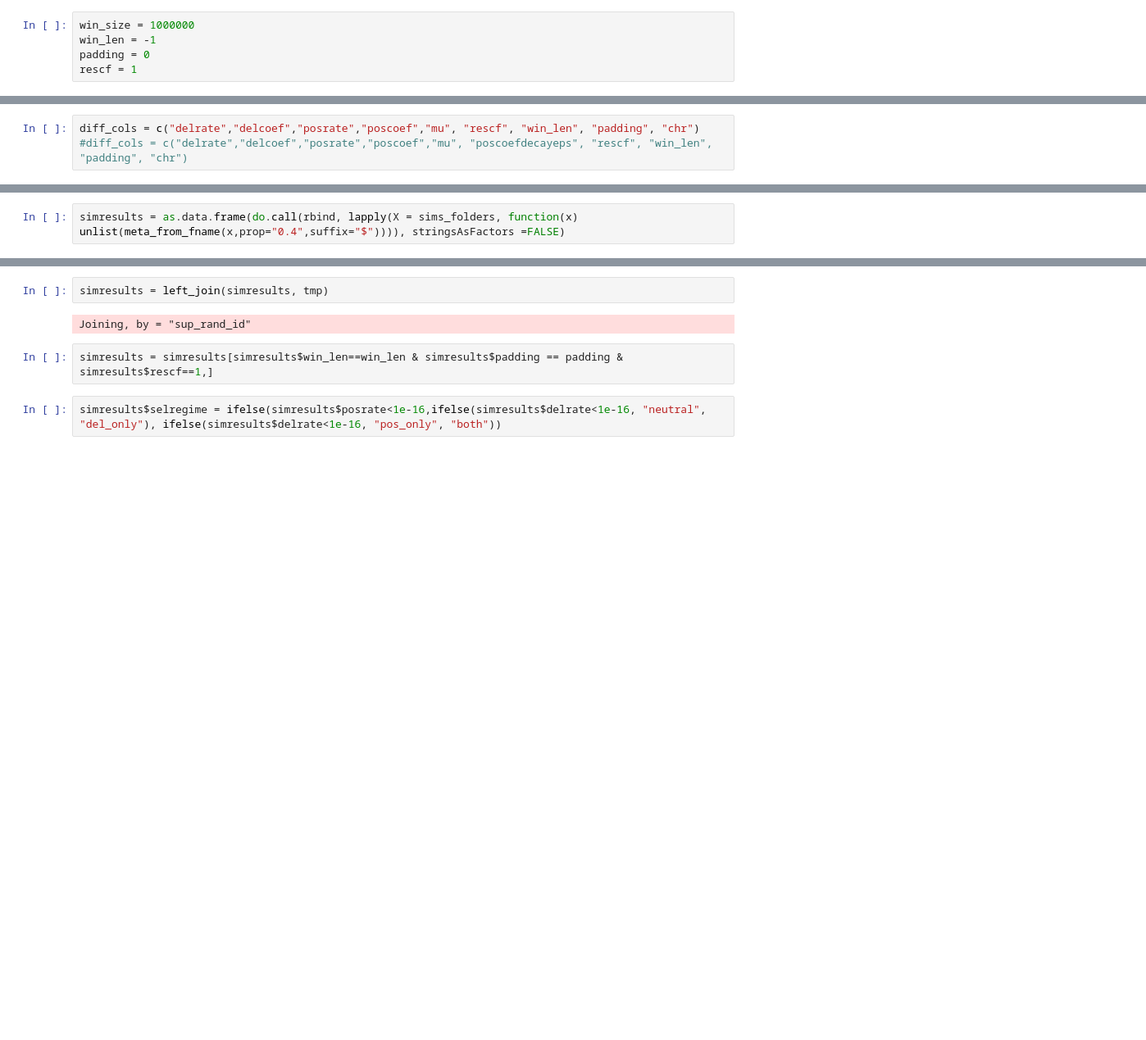
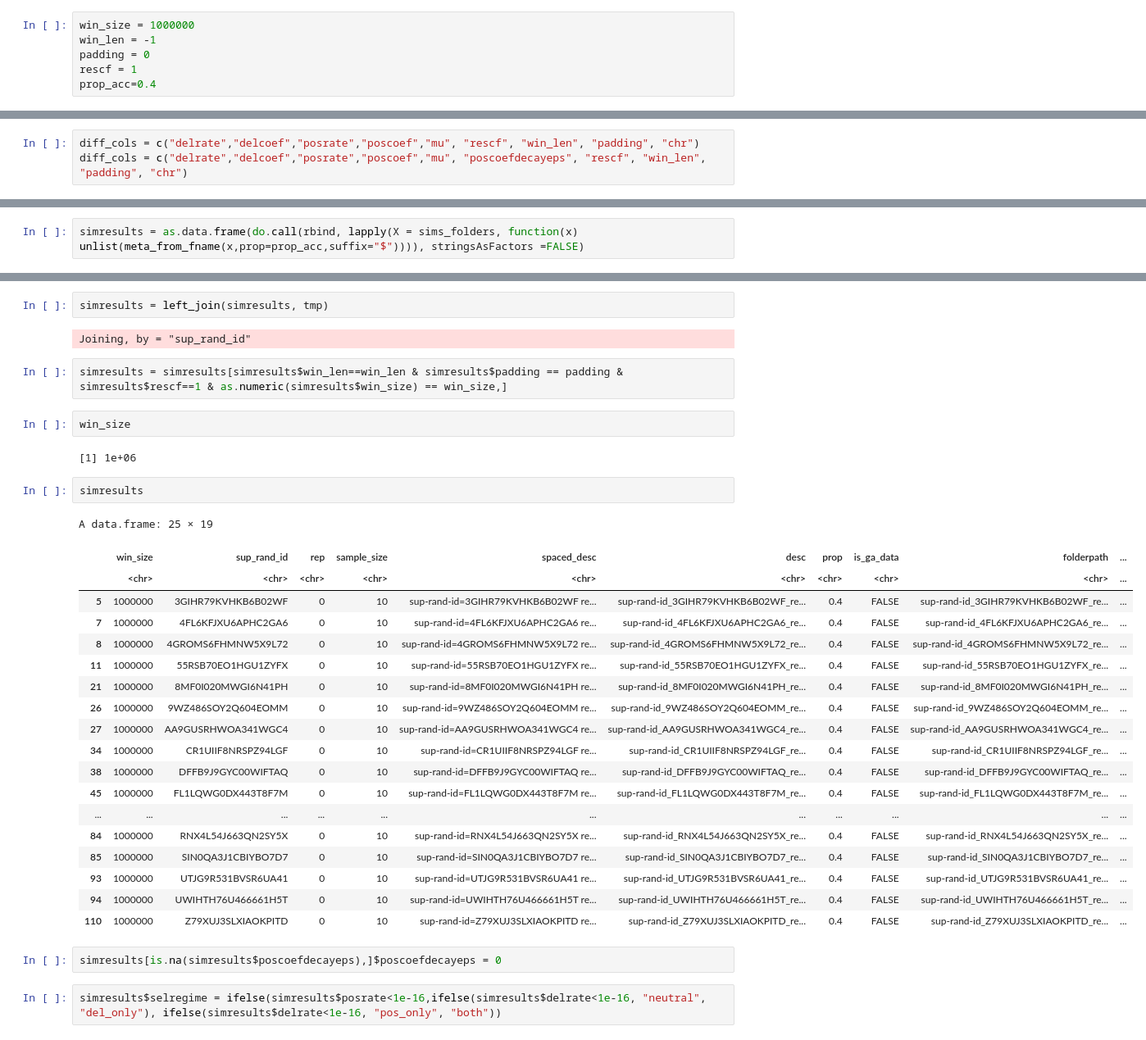
Before and after one commit to kr-colab/greatapes_sims, a Jupyter notebook: scripts/R/data-and-sims_panels.ipynb, the cells around one changed output, grey strips where cells are left out. Shown at 82% size. Cells and saved outputs as stored; diff of their text form; blank space fills up the shorter version.

```diff
--- a/scripts/R/data-and-sims_panels.ipynb
+++ b/scripts/R/data-and-sims_panels.ipynb
@@ -22,3 +22,4 @@ win_size = 1000000
 win_len = -1
 padding = 0
 rescf = 1
+prop_acc=0.4
@@ -31,6 +43,6 @@ colnames(sinfo) = colnames(h)
 # %%
 diff_cols = c("delrate","delcoef","posrate","poscoef","mu", "rescf", "win_len", "padding", "chr")
-#diff_cols = c("delrate","delcoef","posrate","poscoef","mu", "poscoefdecayeps", "rescf", "win_len", "padding", "chr")
+diff_cols = c("delrate","delcoef","posrate","poscoef","mu", "poscoefdecayeps", "rescf", "win_len", "padding", "chr")
 # %%
 wsize_str = paste0("win-size_",as.integer(win_size))
 # %%
@@ -42,5 +50,5 @@ sims_folders[1]
 # %%
-simresults = as.data.frame(do.call(rbind, lapply(X = sims_folders, function(x) unlist(meta_from_fname(x,prop="0.4",suffix="$")))), stringsAsFactors =FALSE)
+simresults = as.data.frame(do.call(rbind, lapply(X = sims_folders, function(x) unlist(meta_from_fname(x,prop=prop_acc,suffix="$")))), stringsAsFactors =FALSE)
 # %%
 simresults$folderpath = sims_folders
 # %%
@@ -50,7 +80,35 @@ simresults = left_join(simresults, tmp)
 # %% [output]
 Joining, by = "sup_rand_id"
 # %%
-simresults = simresults[simresults$win_len==win_len & simresults$padding == padding & simresults$rescf==1,]
+simresults = simresults[simresults$win_len==win_len & simresults$padding == padding & simresults$rescf==1 & as.numeric(simresults$win_size) == win_size,]
+# %%
+win_size
+# %% [output]
+[1] 1e+06
+# %%
+simresults
+# %% [output]
+A data.frame: 25 × 19
+|  | win_size | sup_rand_id | rep | sample_size | spaced_desc | desc | prop | is_ga_data | folderpath | ... |
+|  | <chr> | <chr> | <chr> | <chr> | <chr> | <chr> | <chr> | <chr> | <chr> | ... |
+| 5 | 1000000 | 3GIHR79KVHKB6B02WF | 0 | 10 | sup-rand-id=3GIHR79KVHKB6B02WF re... | sup-rand-id_3GIHR79KVHKB6B02WF_re... | 0.4 | FALSE | sup-rand-id_3GIHR79KVHKB6B02WF_re... | ... |
+| 7 | 1000000 | 4FL6KFJXU6APHC2GA6 | 0 | 10 | sup-rand-id=4FL6KFJXU6APHC2GA6 re... | sup-rand-id_4FL6KFJXU6APHC2GA6_re... | 0.4 | FALSE | sup-rand-id_4FL6KFJXU6APHC2GA6_re... | ... |
+| 8 | 1000000 | 4GROMS6FHMNW5X9L72 | 0 | 10 | sup-rand-id=4GROMS6FHMNW5X9L72 re... | sup-rand-id_4GROMS6FHMNW5X9L72_re... | 0.4 | FALSE | sup-rand-id_4GROMS6FHMNW5X9L72_re... | ... |
+| 11 | 1000000 | 55RSB70EO1HGU1ZYFX | 0 | 10 | sup-rand-id=55RSB70EO1HGU1ZYFX re... | sup-rand-id_55RSB70EO1HGU1ZYFX_re... | 0.4 | FALSE | sup-rand-id_55RSB70EO1HGU1ZYFX_re... | ... |
+| 21 | 1000000 | 8MF0I020MWGI6N41PH | 0 | 10 | sup-rand-id=8MF0I020MWGI6N41PH re... | sup-rand-id_8MF0I020MWGI6N41PH_re... | 0.4 | FALSE | sup-rand-id_8MF0I020MWGI6N41PH_re... | ... |
+| 26 | 1000000 | 9WZ486SOY2Q604EOMM | 0 | 10 | sup-rand-id=9WZ486SOY2Q604EOMM re... | sup-rand-id_9WZ486SOY2Q604EOMM_re... | 0.4 | FALSE | sup-rand-id_9WZ486SOY2Q604EOMM_re... | ... |
+| 27 | 1000000 | AA9GUSRHWOA341WGC4 | 0 | 10 | sup-rand-id=AA9GUSRHWOA341WGC4 re... | sup-rand-id_AA9GUSRHWOA341WGC4_re... | 0.4 | FALSE | sup-rand-id_AA9GUSRHWOA341WGC4_re... | ... |
+| 34 | 1000000 | CR1UIIF8NRSPZ94LGF | 0 | 10 | sup-rand-id=CR1UIIF8NRSPZ94LGF re... | sup-rand-id_CR1UIIF8NRSPZ94LGF_re... | 0.4 | FALSE | sup-rand-id_CR1UIIF8NRSPZ94LGF_re... | ... |
+| 38 | 1000000 | DFFB9J9GYC00WIFTAQ | 0 | 10 | sup-rand-id=DFFB9J9GYC00WIFTAQ re... | sup-rand-id_DFFB9J9GYC00WIFTAQ_re... | 0.4 | FALSE | sup-rand-id_DFFB9J9GYC00WIFTAQ_re... | ... |
+| 45 | 1000000 | FL1LQWG0DX443T8F7M | 0 | 10 | sup-rand-id=FL1LQWG0DX443T8F7M re... | sup-rand-id_FL1LQWG0DX443T8F7M_re... | 0.4 | FALSE | sup-rand-id_FL1LQWG0DX443T8F7M_re... | ... |
+| ... | ... | ... | ... | ... | ... | ... | ... | ... | ... | ... |
+| 84 | 1000000 | RNX4L54J663QN2SY5X | 0 | 10 | sup-rand-id=RNX4L54J663QN2SY5X re... | sup-rand-id_RNX4L54J663QN2SY5X_re... | 0.4 | FALSE | sup-rand-id_RNX4L54J663QN2SY5X_re... | ... |
+| 85 | 1000000 | SIN0QA3J1CBIYBO7D7 | 0 | 10 | sup-rand-id=SIN0QA3J1CBIYBO7D7 re... | sup-rand-id_SIN0QA3J1CBIYBO7D7_re... | 0.4 | FALSE | sup-rand-id_SIN0QA3J1CBIYBO7D7_re... | ... |
+| 93 | 1000000 | UTJG9R531BVSR6UA41 | 0 | 10 | sup-rand-id=UTJG9R531BVSR6UA41 re... | sup-rand-id_UTJG9R531BVSR6UA41_re... | 0.4 | FALSE | sup-rand-id_UTJG9R531BVSR6UA41_re... | ... |
+| 94 | 1000000 | UWIHTH76U466661H5T | 0 | 10 | sup-rand-id=UWIHTH76U466661H5T re... | sup-rand-id_UWIHTH76U466661H5T_re... | 0.4 | FALSE | sup-rand-id_UWIHTH76U466661H5T_re... | ... |
+| 110 | 1000000 | Z79XUJ3SLXIAOKPITD | 0 | 10 | sup-rand-id=Z79XUJ3SLXIAOKPITD re... | sup-rand-id_Z79XUJ3SLXIAOKPITD_re... | 0.4 | FALSE | sup-rand-id_Z79XUJ3SLXIAOKPITD_re... | ... |
+# %%
+simresults[is.na(simresults$poscoefdecayeps),]$poscoefdecayeps = 0
 # %%
 simresults$selregime = ifelse(simresults$posrate<1e-16,ifelse(simresults$delrate<1e-16, "neutral", "del_only"), ifelse(simresults$delrate<1e-16, "pos_only", "both"))
 # %%
```
Also changed, not shown: parts of 27 cells of this notebook.
